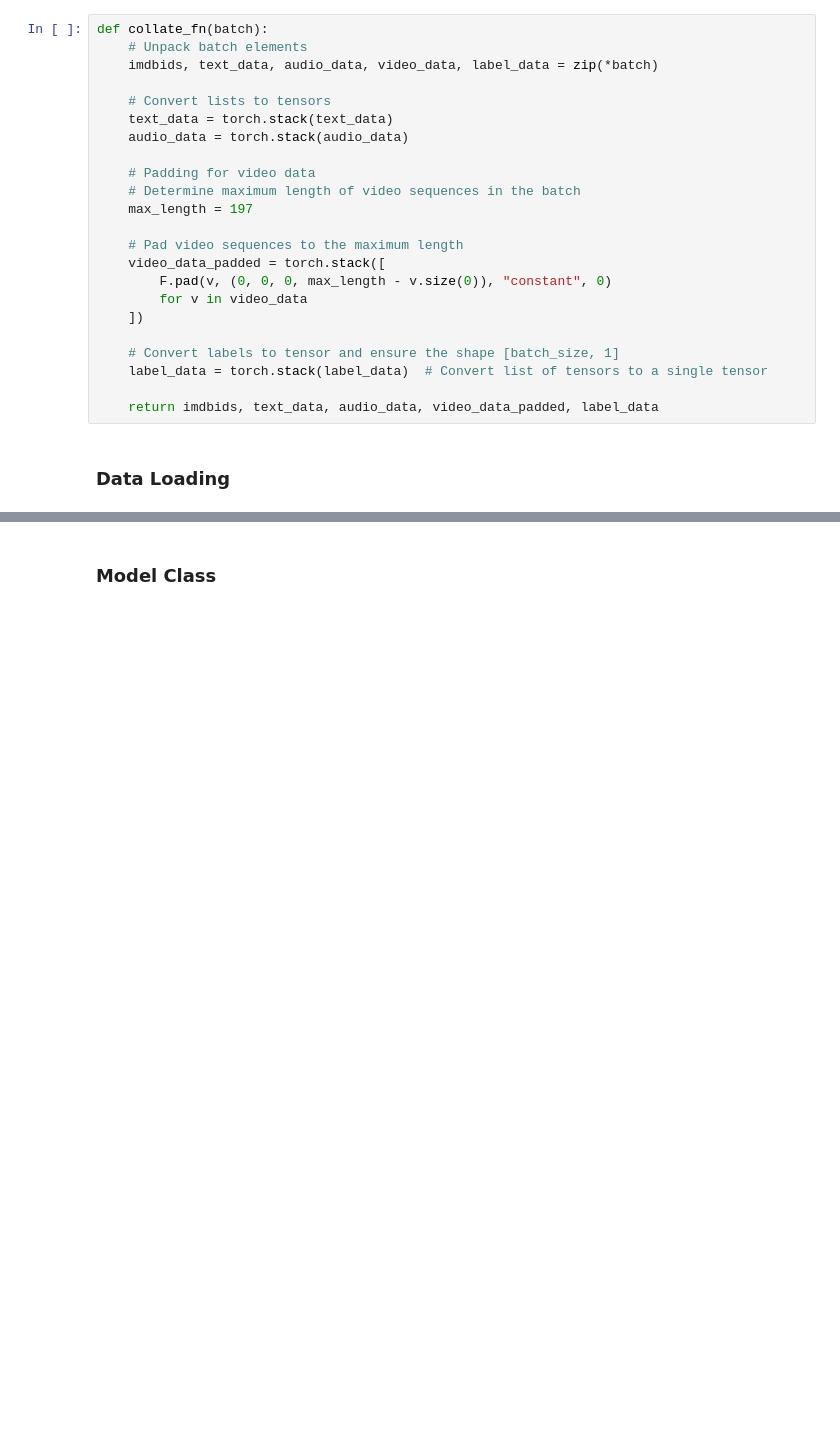
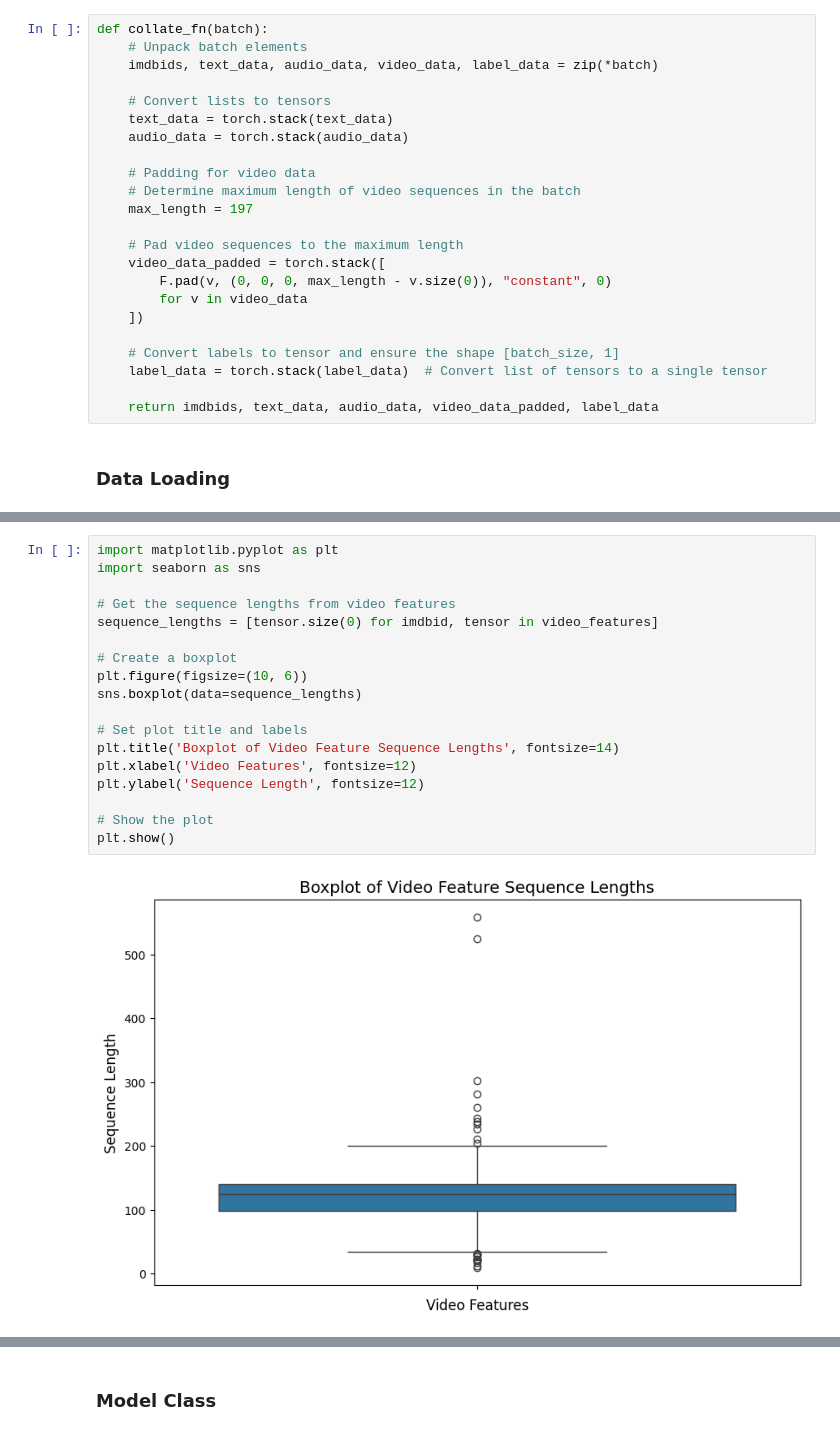
Before and after one commit to KyleZrey/SMCA, a Jupyter notebook: fusion_classification/SMCA_MCA_Full.ipynb, the cells around one changed output, grey strips where cells are left out. Cells and saved outputs as stored; diff of their text form; blank space fills up the shorter version.

Commit message:
added debugging codes for data loading

```diff
--- a/fusion_classification/SMCA_MCA_Full.ipynb
+++ b/fusion_classification/SMCA_MCA_Full.ipynb
@@ -272,0 +359,20 @@ print_dataloader_sizes(test_dataloader, "Test")
+# %%
+import matplotlib.pyplot as plt
+import seaborn as sns
+
+# Get the sequence lengths from video features
+sequence_lengths = [tensor.size(0) for imdbid, tensor in video_features]
+
+# Create a boxplot
+plt.figure(figsize=(10, 6))
+sns.boxplot(data=sequence_lengths)
+
+# Set plot title and labels
+plt.title('Boxplot of Video Feature Sequence Lengths', fontsize=14)
+plt.xlabel('Video Features', fontsize=12)
+plt.ylabel('Sequence Length', fontsize=12)
+
+# Show the plot
+plt.show()
+# %% [output]
+[figure, added]
```
Also changed, not shown: parts of 18 cells of this notebook.
